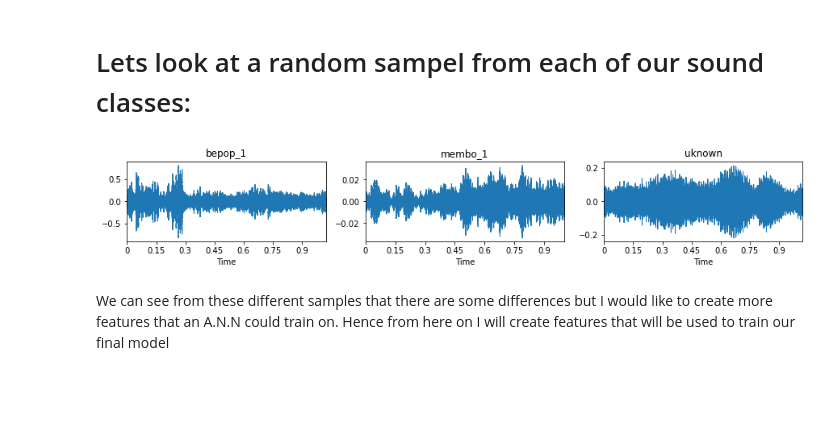
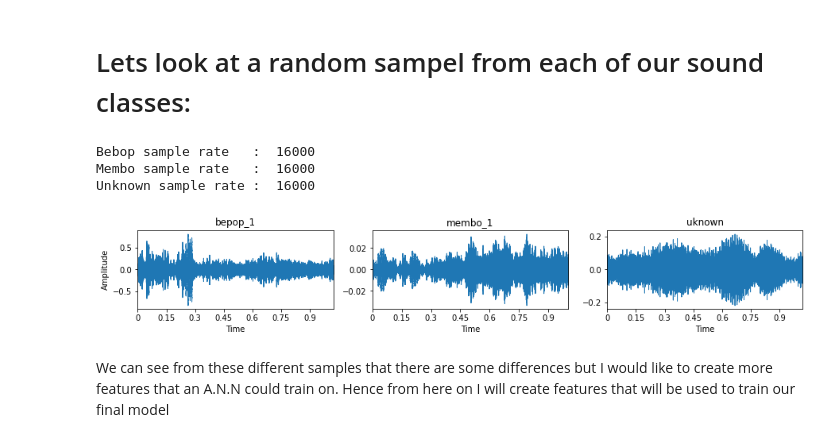
Before and after one commit to ctrivino1/DroneAudioDataset, a Jupyter notebook: Drone_Audio_ML.ipynb, the cells around one changed output. Saved outputs shown, nothing was run; the diff lists cells and outputs as text; code cells hidden in the pictures; blank space fills up the shorter version.

```diff
--- a/Drone_Audio_ML.ipynb
+++ b/Drone_Audio_ML.ipynb
@@ -39,29 +63,38 @@ HTML("""
 # %%
 
 
 ################# different samples of sounds from each data set #####################################
+# sampling rate is the samples per second
 with soundfile.SoundFile('/content/DroneAudioDataset/Multiclass_Drone_Audio/bebop_1/bebop_ (1).wav') as audio:
-    waveform = audio.read(dtype="float32")
-    sample_rate = audio.samplerate
+    waveform = audio.read(dtype="float32") # ready the audio file as a floats
+    sample_rate = audio.samplerate # every audio file comes with a given sample rate, but I could also specify a value
     plt.figure(figsize=(15,4))
     plt.subplot(2, 3, 1)
-    librosa.display.waveplot(waveform, sr=sample_rate)
+    librosa.display.waveplot(waveform, sr=sample_rate) # displays the specific wave file
     plt.title('bepop_1')
+    plt.ylabel("Amplitude")
+    print("Bebop sample rate   : ", sample_rate)
+    #print(waveform)
 
 with soundfile.SoundFile('/content/DroneAudioDataset/Multiclass_Drone_Audio/membo_1/membo_ (1).wav') as audio:
     waveform = audio.read(dtype="float32")
     sample_rate = audio.samplerate
     plt.subplot(2, 3, 2)
     librosa.display.waveplot(waveform, sr=sample_rate)
     plt.title('membo_1')
+    print("Membo sample rate   : ", sample_rate)
 
 with soundfile.SoundFile('/content/DroneAudioDataset/Multiclass_Drone_Audio/unknown/unknown_ (100).wav') as audio:
     waveform = audio.read(dtype="float32")
     sample_rate = audio.samplerate
     plt.subplot(2, 3, 3)
     librosa.display.waveplot(waveform, sr=sample_rate)
     plt.title('uknown')
+    print("Unknown sample rate : ", sample_rate)
 # %% [output]
+Bebop sample rate   :  16000
+Membo sample rate   :  16000
+Unknown sample rate :  16000
-[figure, old version]
+[figure, new version]
 # %% [markdown]
 We can see from these different samples that there are some differences but I would like to create more features that an A.N.N could train on. Hence from here on I will create features that will be used to train our final model
```
Also changed, not shown: parts of 22 cells of this notebook.
